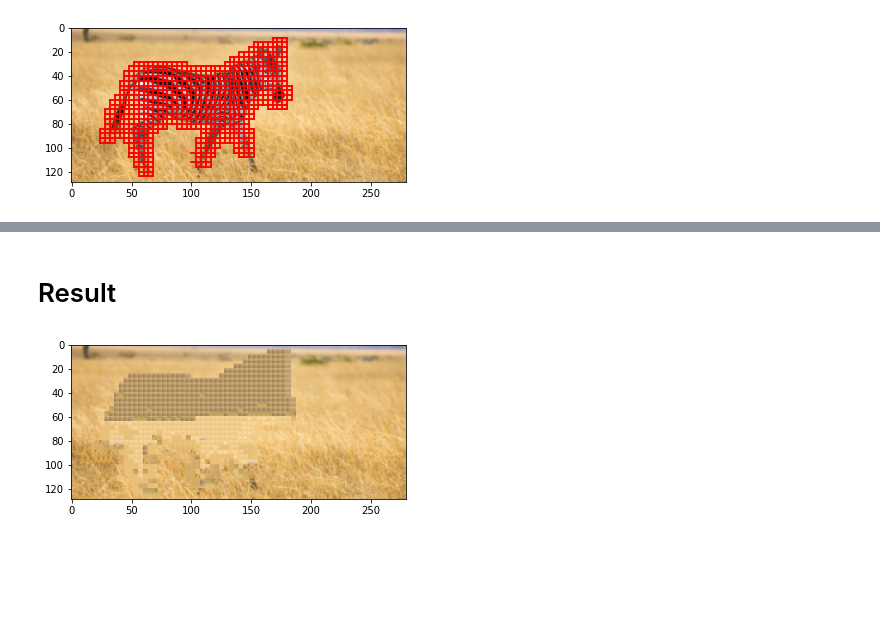
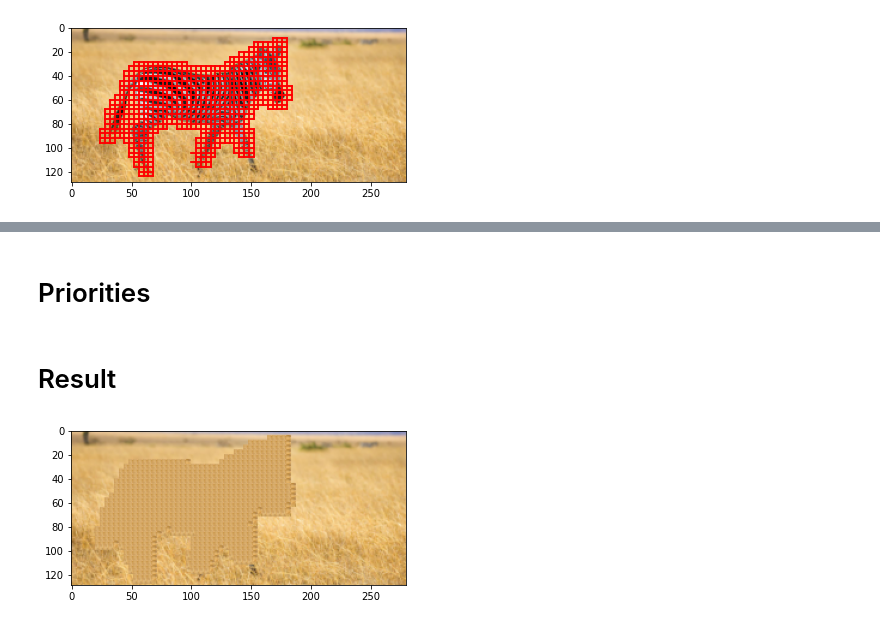
Before and after one commit to QuentinBlampey/grm_belief_propagation, a Jupyter notebook: exploration/loopy_bp.ipynb, the cells around one changed output, grey strips where cells are left out. Saved outputs shown, nothing was run; the diff lists cells and outputs as text; code cells hidden in the pictures; blank space fills up the shorter version.

Commit message:
speed up iteration

```diff
--- a/exploration/loopy_bp.ipynb
+++ b/exploration/loopy_bp.ipynb
@@ -168,31 +177,43 @@ plt.show()
 n_edges = len(edges)
 n_labels = len(labels)
 n_nodes = len(nodes)
+# %%
+vp = np.zeros((n_nodes, n_labels))
+vpq = np.zeros((n_edges, n_labels, n_labels))
+
+for i_node, node in enumerate(nodes):
+    for i_xp, xp in enumerate(labels):
+        vp[i_node, i_xp] = Vp(node, xp)
+
+for k, (i, j) in enumerate(tqdm(edges)):
+    for i_xp, xp in enumerate(labels):
+        for i_xq, xq in enumerate(labels):
+            vpq[k, i_xp, i_xq] = Vpq(nodes[i], nodes[j], xp, xq)
 # %%
-n_iter = 2
+n_iter = 40
 
 messages = np.zeros((n_edges, n_labels))
-for iteration in range(n_iter):
+for iteration in tqdm(range(n_iter)):
     messages_update = np.zeros(messages.shape)
 
-    progress_bar = tqdm(graph.edges())
-    progress_bar.set_description(f"Iteration {iteration}")
-    for k, (i, j) in enumerate(progress_bar):
+    for k, (i, j) in enumerate(edges):
         p, q = nodes[i], nodes[j]
-        i_edges = [i_edge for i_edge, (_, to) in enumerate(edges) if to == i]
-        messages_in = messages[i_edges]
-        for i_label, xq in enumerate(labels):
-            messages_update[k][i_label] = min([Vp(p, xp)
-                                               + Vpq(p, q, xp, xq)
-                                               + messages_in[:, i_label].sum()
-                                               for xp in labels])
+
+        messages_in = messages[[r for r in in_edges_indices[k] if not r == j]]
+        for i_xq in range(n_labels):
+            messages_update[k, i_xq] = min([vp[i, i_xp]
+                                            + vpq[k, i_xp, i_xq]
+                                            + messages_in[:, i_xp].sum()
+                                               for i_xp in range(n_labels)])
     messages = messages_update
 # %%
 beliefs = np.zeros((n_nodes, n_labels))
 for i_node, p in enumerate(nodes):
-    i_edges = [i_edge for i_edge, (_, j) in enumerate(edges) if j == i_node]
+    i_edges = [i_edge for i_edge, (_, to) in enumerate(edges) if to == i_node]
     messages_in = messages[i_edges]
-    for i_label, xp in enumerate(labels):
-        beliefs[i_node][i_label] = - Vp(p, xp) - messages_in[:, i_label].sum()
+    for i_xp, xp in enumerate(labels):
+        beliefs[i_node][i_label] = - vp[i_node, i_xp] - messages_in[:, i_xp].sum()
 
 x_hat = np.argmax(beliefs, axis=1)
+# %% [markdown]
+# Priorities
@@ -200,9 +224,9 @@ x_hat = np.argmax(beliefs, axis=1)
 # Result
 # %%
 res = target.copy()
-for i_node, i_label in enumerate(x_hat):
-    apply_patch(res, nodes[i_node], extract_patch(image, labels[i_label]))
+for i_node, i_xp in enumerate(x_hat):
+    apply_patch(res, nodes[i_node], extract_patch(image, labels[i_xp]))
 plt.imshow(res)
 plt.show()
 # %% [output]
-[figure, old version]
+[figure, new version]
```
Also changed, not shown: parts of 5 cells of this notebook.
